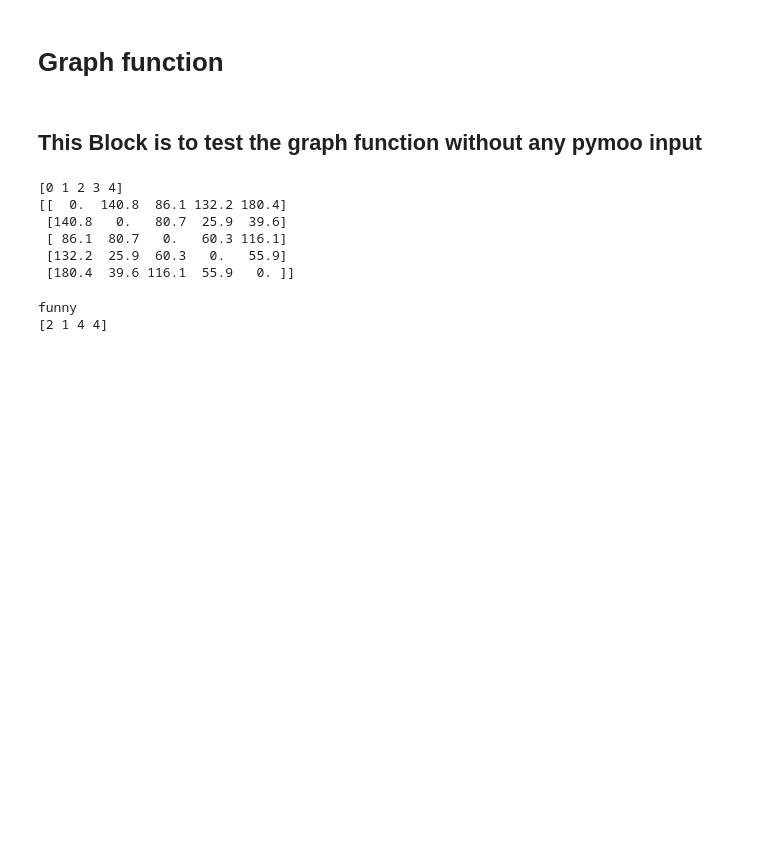
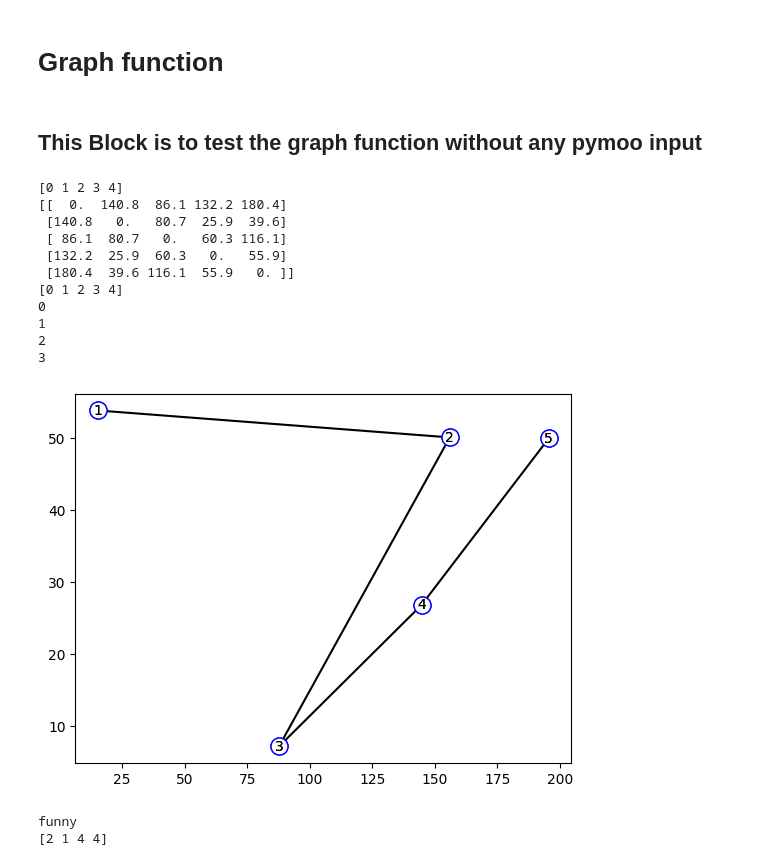
Before and after one commit to AshtonBeresford/Optimization-Research, a Jupyter notebook: longestPathTemp.ipynb, the cells around one changed output. Drawn from its saved outputs; the diff is of its cells as text; code cells hidden in the pictures; blank space fills up the shorter version.

Commit message:
Finished up the graph function (for real this time (I think))
Actually finished up the graph function this time, or at least I think I've done everything for that now,. So now I move on to pymoo stuff

```diff
--- a/longestPathTemp.ipynb
+++ b/longestPathTemp.ipynb
@@ -122,20 +152,27 @@ class Graph:
 # %%
 nNodes = 5
 uppB = 1
 lowB = 0
 precision = 1
 seedNum = 7
 gTest = Graph(nNodes, uppB, lowB, precision, seedNum)
 #gTest.showCost
-gTest.showGraph()
+gTest.showGraph(False)
 gTest.showCost()
+gTest.showGraph(True)
 # %% [output]
 [0 1 2 3 4]
 [[  0.  140.8  86.1 132.2 180.4]
  [140.8   0.   80.7  25.9  39.6]
  [ 86.1  80.7   0.   60.3 116.1]
  [132.2  25.9  60.3   0.   55.9]
  [180.4  39.6 116.1  55.9   0. ]]
+[0 1 2 3 4]
+0
+1
+2
+3
+[figure, added]
 # %%
 #element wise problem looks at one solution at a time, normal problem would look at all problems at once
 class longestPath(ElementwiseProblem):
```
Also changed, not shown: parts of 2 cells of this notebook.
